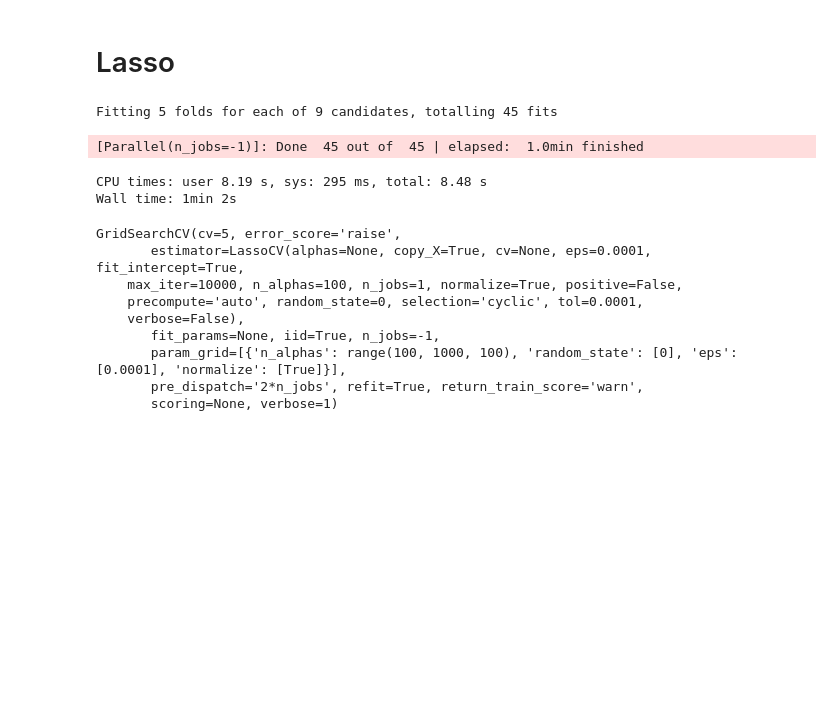
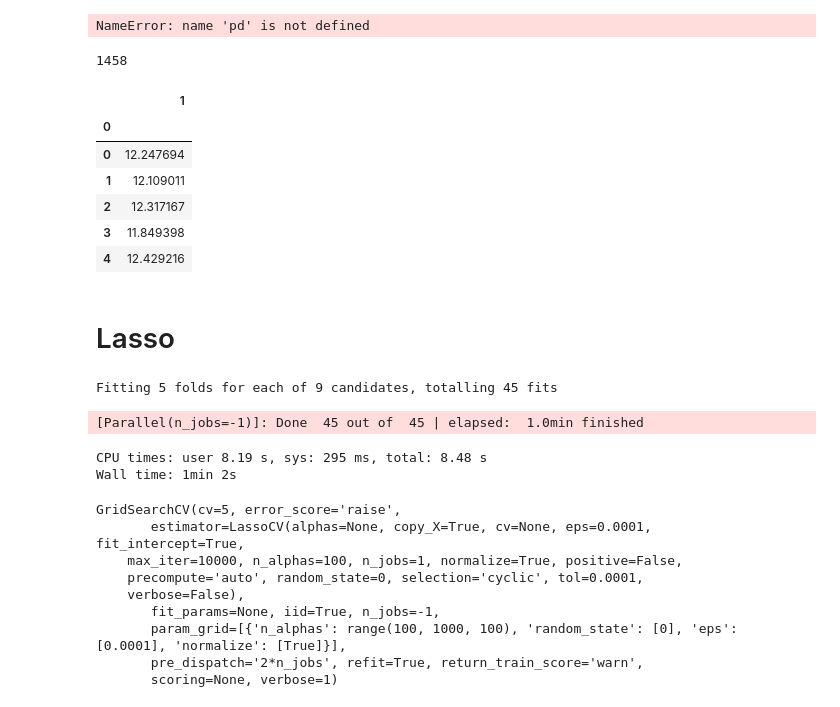
Before and after one commit to shom-gh/ML_project, a Jupyter notebook: MJC_Models.ipynb, the cells around one changed output. Saved outputs shown, nothing was run; the diff lists cells and outputs as text; code cells hidden in the pictures; blank space fills up the shorter version.

```diff
--- a/MJC_Models.ipynb
+++ b/MJC_Models.ipynb
@@ -17,9 +16,25 @@ import lightgbm as lgb
 %matplotlib inline
 # %%
 #loading train
-df_train=pd.read_csv('./cleaned_train_dummy.csv')
+df_train=pd.read_csv('./final_train.csv')
 #loading test
-df_test=pd.read_csv('./cleaned_test_dummy.csv')
+df_test=pd.read_csv('./final_test.csv')
+y = pd.read_csv('/Users/Kenneth S. Hansen/Dropbox/MSc Business Intelligence/Kaggle/y.csv', header=None, index_col=0)
+# %% [output]
+NameError: name 'pd' is not defined
+# %%
+print(len(y))
+len(df_train)
+y.head()
+# %% [output]
+1458
+|  | 1 |
+| 0 |  |
+| 0 | 12.247694 |
+| 1 | 12.109011 |
+| 2 | 12.317167 |
+| 3 | 11.849398 |
+| 4 | 12.429216 |
 # %%
 ##Setting index as ID columns
 df_test.set_index(['Id'], inplace = True)
```
Also changed, not shown: parts of 21 cells of this notebook, 1 other file.
